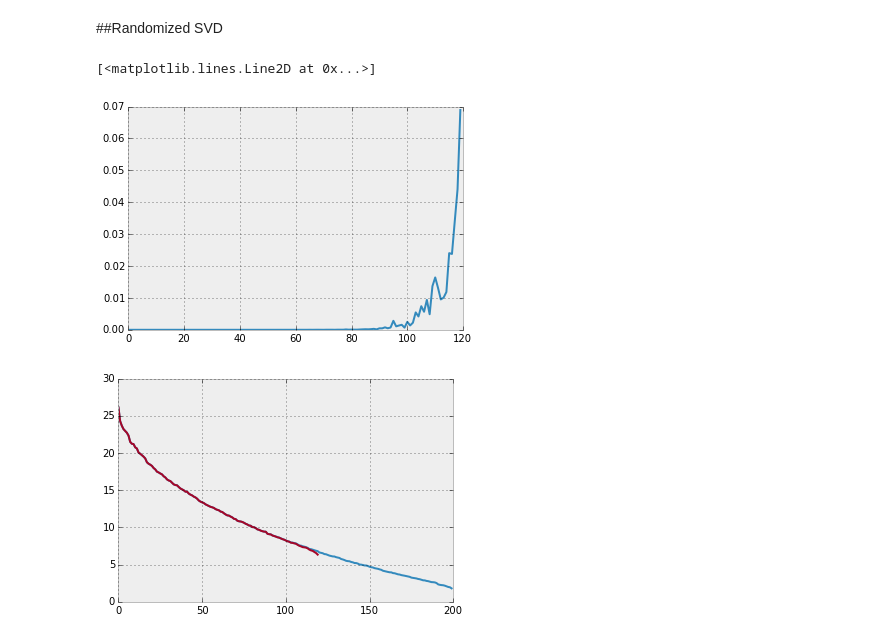
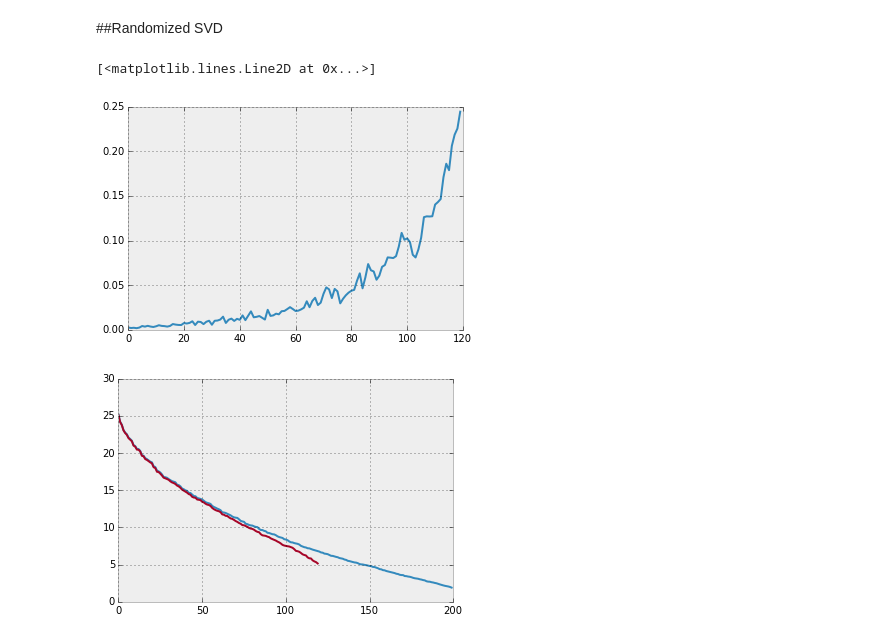
Before and after one commit to colinclement/snnp, a Jupyter notebook: nbs/mnist.ipynb, the cells around one changed output. Drawn from its saved outputs; the diff is of its cells as text; code cells hidden in the pictures.

```diff
--- a/nbs/mnist.ipynb
+++ b/nbs/mnist.ipynb
@@ -167,53 +183,16 @@ boo = np.random.randn(nimages, nparams)
 doo = boo.dot(np.random.randn(nparams, nparams))
 foo = doo.dot(np.random.randn(nparams, nparams))/1E3
 ru, rs, rvt = sp.linalg.svd(foo)
-# %%
-def streamRandomSVD(stream, k, q = 1, streamlength = 10):
-    """
-    Randomize Subspace Iteration SVD due to Halko,
-    Martinsson, and Tropp arXiv:0909.4061.
-    input:
-        stream : function with takes integers and returns one
-                 row of the matrix to be decomposed
-        k : int, the desired rank of the decomposition
-        q : Number of passes over data will be 2q+1
-        streamlength: int, the number of rows to include
-
-    output: U, S, Vt - Singular Value Decomposition
-    """
-    row0 = stream(0)
-    omega = np.random.rand(len(row0),k)
-    Y = np.array([row0.dot(omega)])
-    for n in range(1,streamlength):
-        Y = np.r_[Y,[stream(n).dot(omega)]]
-    Q,R = sp.linalg.qr(Y, mode='economic')
-
-    for j in range(1,q+1):
-        Ytilde = row0[:,None,None]*Q[0]
-        for n in range(1, streamlength):
-            Ytilde += stream(n)[:,None,None]*Q[n]
-        Ytilde = Ytilde.sum(1)
-        Qt, Rt = sp.linalg.qr(Ytilde, mode='economic')
-
-        Y = np.array([row0.dot(Qt)])
-        for n in range(1, streamlength):
-            Y = np.r_[Y, [stream(n).dot(Qt)]]
-        Q,R = sp.linalg.qr(Y, mode='economic')
-
-    B = Q.T.dot(Y).dot(Qt.T)
-    Utilde, S, Vt = sp.linalg.svd(B)
-    U = Q.dot(Utilde)
-    return U, S, Vt
 # %%
-u, s, vt = streamRandomSVD(lambda n: foo[n], 120, q=5, streamlength=foo.shape[0])
+u, s, vt = streamRandomSVD(lambda n: foo[n], 120, q=1, row_slice=range(foo.shape[0]))
 plt.plot((rs[:len(s)]-s)/rs[:len(s)])
 plt.figure()
 plt.plot(rs)
 plt.plot(s)
 # %% [output]
 [<matplotlib.lines.Line2D at 0x...>]
-[figure, old version]
+[figure, new version]
-[figure, old version]
+[figure, new version]
 # %%
 def getJacobianRow(n, network = sigNN, data=test1):
     network.forward(data[0][:,n], data[1][n])
```
Also changed, not shown: parts of 12 cells of this notebook.
